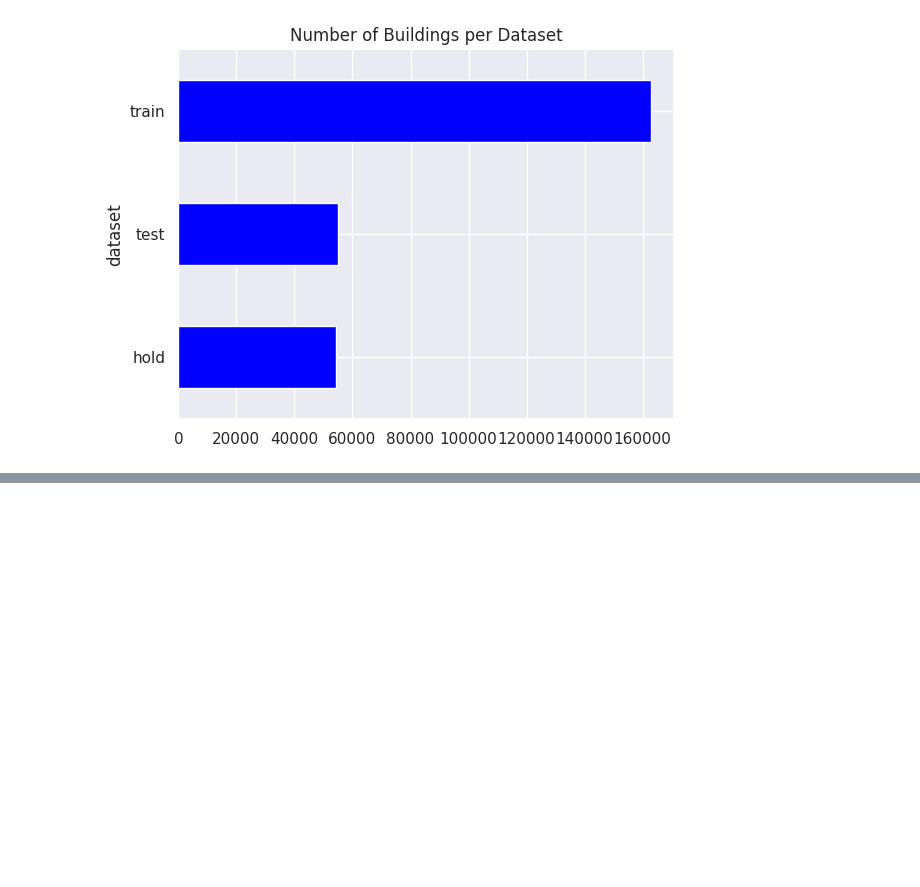
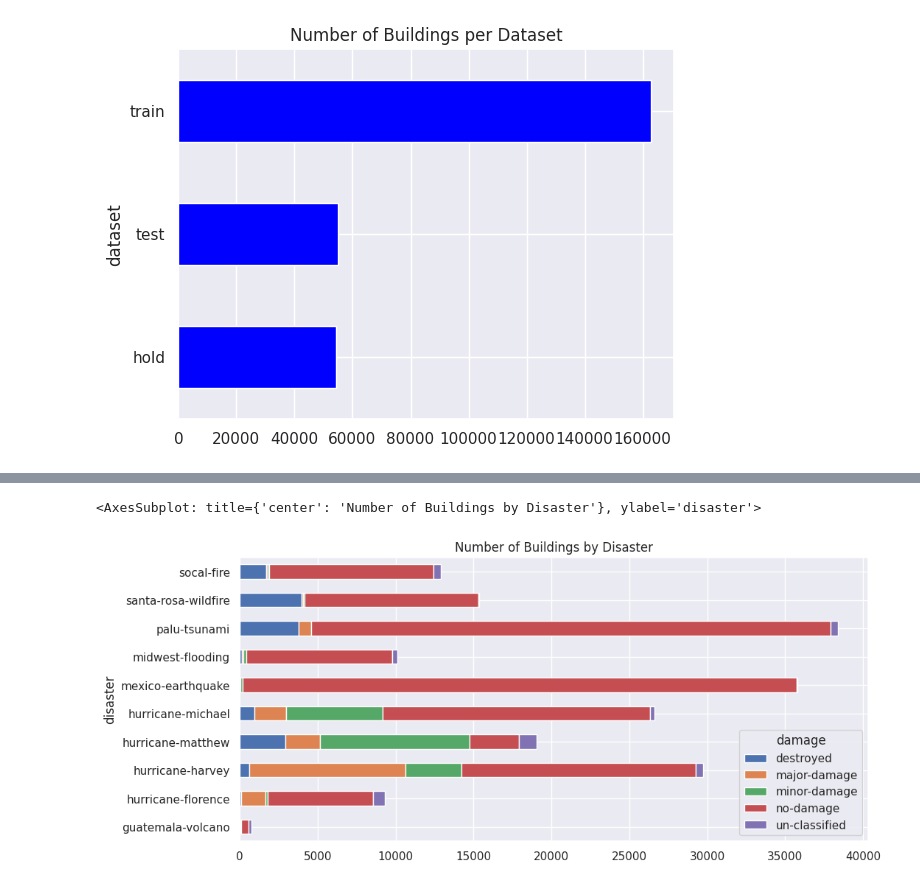
Before and after one commit to cricksmaidiene/alivio, a Jupyter notebook: src/02_data_analysis/xview2_challenge_data_eda.ipynb, the cells around one changed output, grey strips where cells are left out. Cells and saved outputs as stored; diff of their text form; code cells hidden in the pictures; blank space fills up the shorter version.

```diff
--- a/src/02_data_analysis/xview2_challenge_data_eda.ipynb
+++ b/src/02_data_analysis/xview2_challenge_data_eda.ipynb
@@ -213,0 +267,13 @@ Total number of buildings in data: 272041
+# %%
+df.drop_duplicates(subset=["building_id"])[
+    ["disaster", "damage"]
+].value_counts().unstack().plot(
+    kind="barh",
+    title="Number of Buildings by Disaster",
+    stacked=True,
+    grid=True,
+    figsize=(11, 5),
+)
+# %% [output]
+<AxesSubplot: title={'center': 'Number of Buildings by Disaster'}, ylabel='disaster'>
+[figure, added]
```
Also changed, not shown: parts of 8 cells of this notebook.
